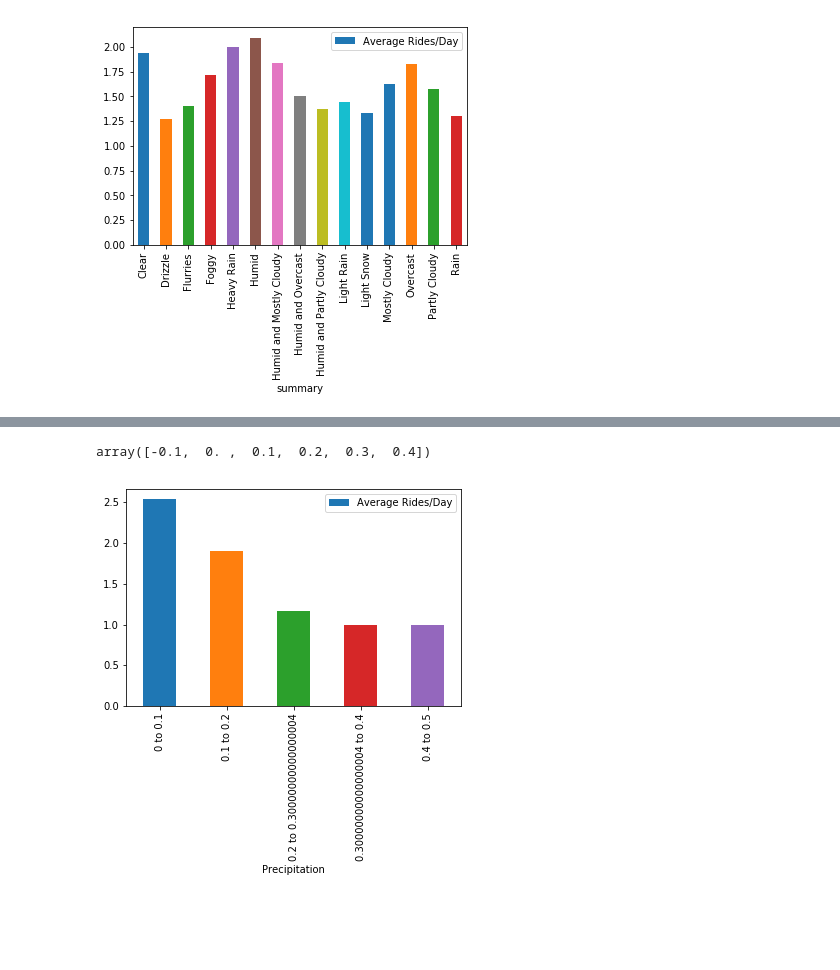
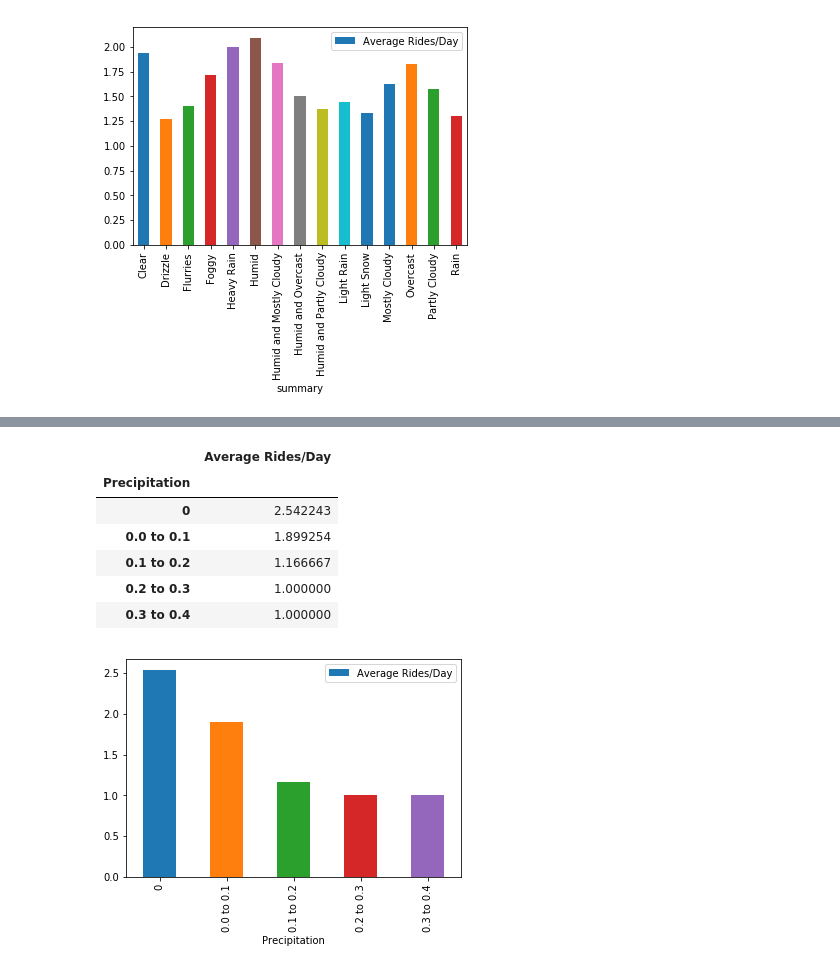
Before and after one commit to peterjorphan/07-project_one, a Jupyter notebook: Data Analysis.ipynb, the cells around one changed output, grey strips where cells are left out. Saved outputs shown, nothing was run; the diff lists cells and outputs as text; code cells hidden in the pictures; blank space fills up the shorter version.

```diff
--- a/Data Analysis.ipynb
+++ b/Data Analysis.ipynb
@@ -52,11 +52,8 @@ df_WeatherSummary.plot(kind='bar', y = 'Average Rides/Day')
 tbins = np.arange(int(min(df_weather['apparentTemperature'])/5-1)*5,
                   int(max(df_weather['apparentTemperature'])/5+2)*5, 5)
 
-tbin_names=[]
-a = int(min(df_weather['apparentTemperature'])/5-1)*5
-for i in range(len(tbins)-1):
-    tbin_names.append(str(a) + ' to ' + str(a+5))
-    a += 5
+# create bin labels
+tbin_names = [f"{tbins[i]} to {tbins[i+1]}" for i in range(len(tbins)-1)]
 
 df_TempRides = df_weather
 df_TempRides['Temp Range'] = pd.cut(df_weather['apparentTemperature'], tbins, labels=tbin_names)
@@ -64,4 +61,5 @@ df_TempRides = df_TempRides.groupby(['Temp Range', 'Date'], as_index=False).agg(
 df_TempRides = df_TempRides.groupby('Temp Range').mean()
 df_TempRides = df_TempRides.rename(columns = {'Trip ID':'Average Rides/Day'})
 df_TempRides.plot(kind='bar', y = 'Average Rides/Day')
+df_TempRides
 # %% [output]
@@ -70,23 +85,26 @@ df_TempRides.plot(kind='bar', y = 'Average Rides/Day')
 # %%
 precipitation_bins = np.arange(int(min(df_weather['precipIntensity'])/0.1-1)*0.1,
                                int(max(df_weather['precipIntensity'])/0.1+2)*0.1, 0.1)
-pr_names = []
-a = 0
-for i in range(len(precipitation_bins)-1):
-    pr_names.append(str(a) + ' to ' + str(a+0.1))
-    a += 0.1
+# create bin labels
+pr_names = [f"{precipitation_bins[i]:.2} to {precipitation_bins[i+1]:.2}" for i in range(0,len(precipitation_bins)-1)]
+pr_names[0]=0
 
-# pr_names = ["0", "0 - 0.1", "0.1-0.2", "0.2 - 0.3", "0.3 - 0.4"]
 df_PreRides = df_weather
 df_PreRides['Precipitation'] = pd.cut(df_weather['precipIntensity'], precipitation_bins, labels=pr_names)
 df_PreRides = df_PreRides.groupby(['Precipitation', 'Date'], as_index=False).agg({'Trip ID': 'count'})
 df_PreRides = df_PreRides.groupby('Precipitation').mean()
 df_PreRides = df_PreRides.rename(columns = {'Trip ID':'Average Rides/Day'})
 df_PreRides.plot(kind='bar', y = 'Average Rides/Day')
-precipitation_bins
+df_PreRides
 # %% [output]
-array([-0.1,  0. ,  0.1,  0.2,  0.3,  0.4])
+|  | Average Rides/Day |
+| Precipitation |  |
+| 0 | 2.542243 |
+| 0.0 to 0.1 | 1.899254 |
+| 0.1 to 0.2 | 1.166667 |
+| 0.2 to 0.3 | 1.000000 |
+| 0.3 to 0.4 | 1.000000 |
-[figure, old version]
+[figure, new version]
 # %%
 wind_bins = np.arange(int(min(df_weather['windSpeed'])/5-1)*5, int(max(df_weather['windSpeed'])/5+2)*5, 5)
 
```
Also changed, not shown: parts of 2 cells of this notebook.
